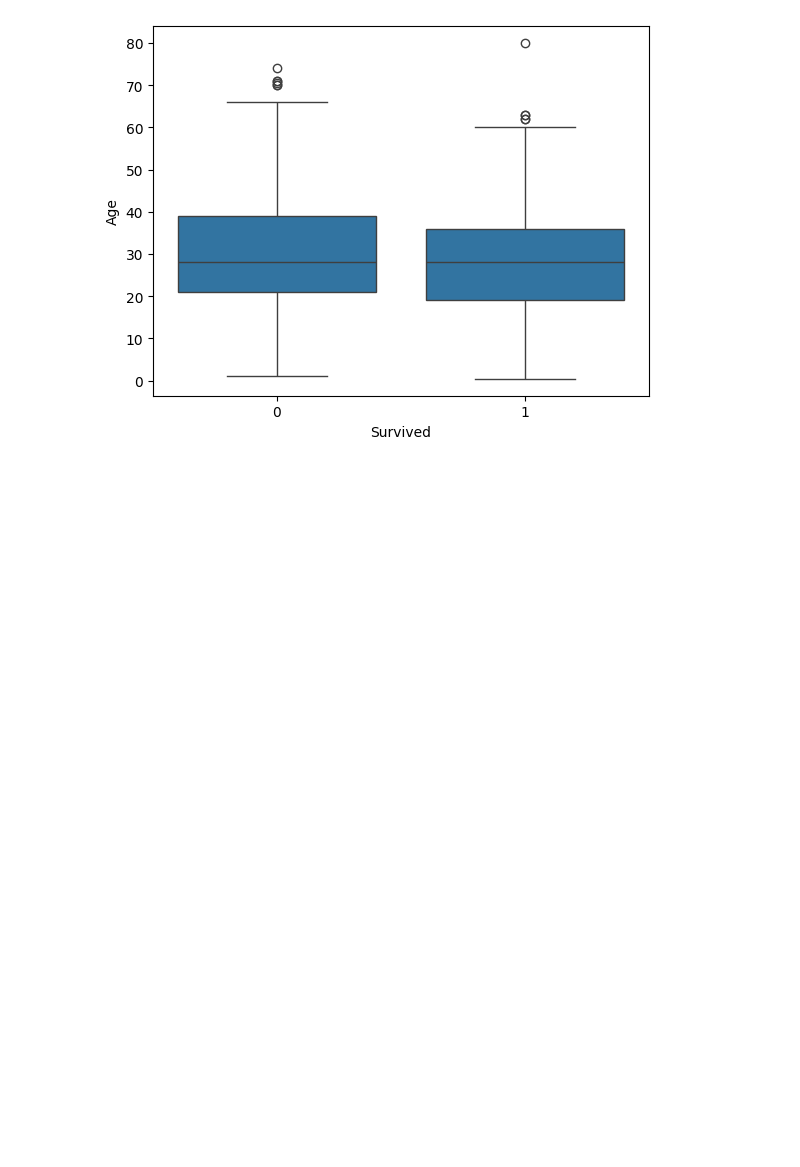
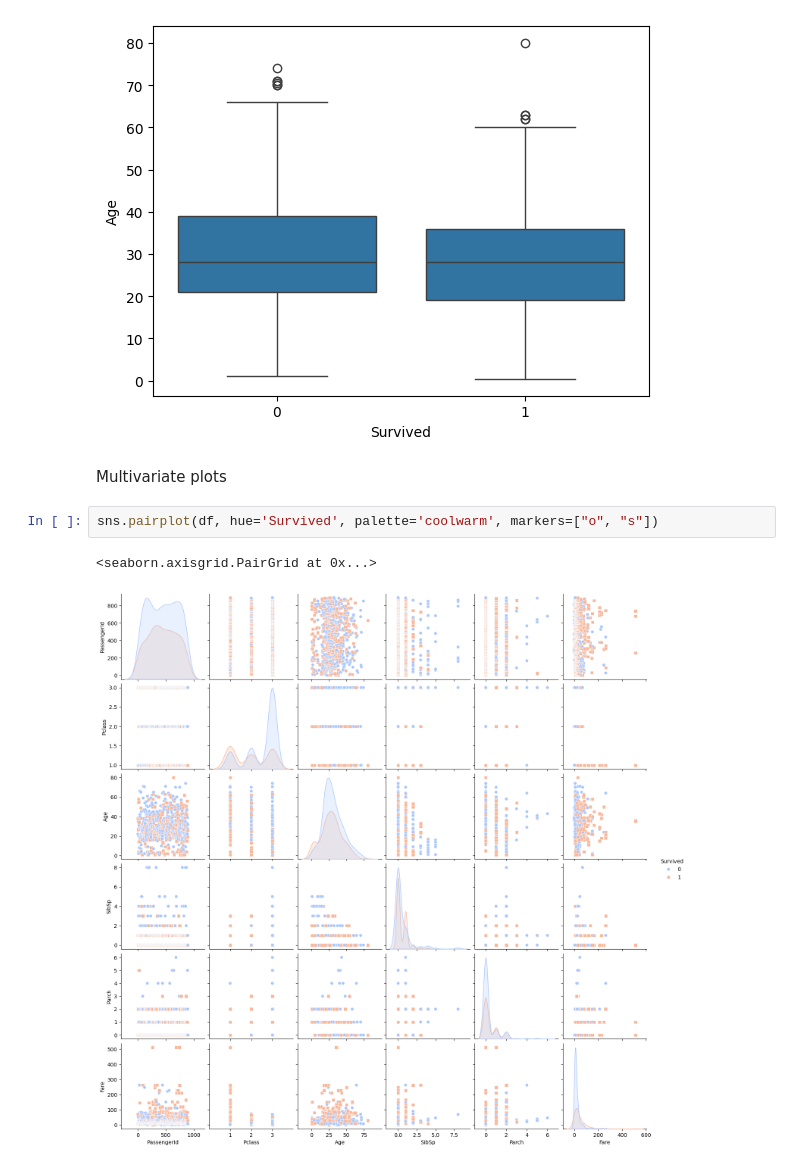
Before and after one commit to Shivam2048/Titanic-EDA, a Jupyter notebook: Titanic_EDA.ipynb, the cells around one changed output. Saved outputs shown, nothing was run; the diff lists cells and outputs as text; blank space fills up the shorter version.

```diff
--- a/Titanic_EDA.ipynb
+++ b/Titanic_EDA.ipynb
@@ -117,3 +116,10 @@ sns.boxplot(x='Survived', y='Age', data=df,)
 # %% [output]
 <Axes: xlabel='Survived', ylabel='Age'>
 [figure]
+# %% [markdown]
+Multivariate plots
+# %%
+sns.pairplot(df, hue='Survived', palette='coolwarm', markers=["o", "s"])
+# %% [output]
+<seaborn.axisgrid.PairGrid at 0x...>
+[figure, added]
```
Also changed, not shown: parts of 4 cells of this notebook.
